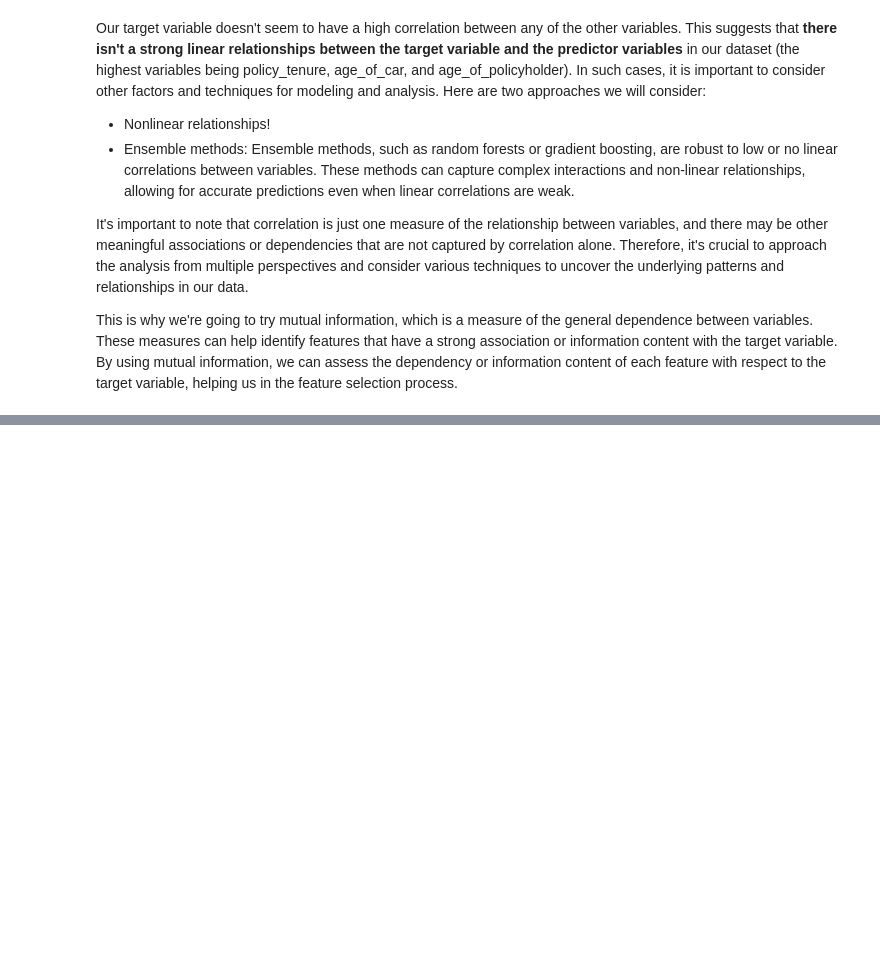
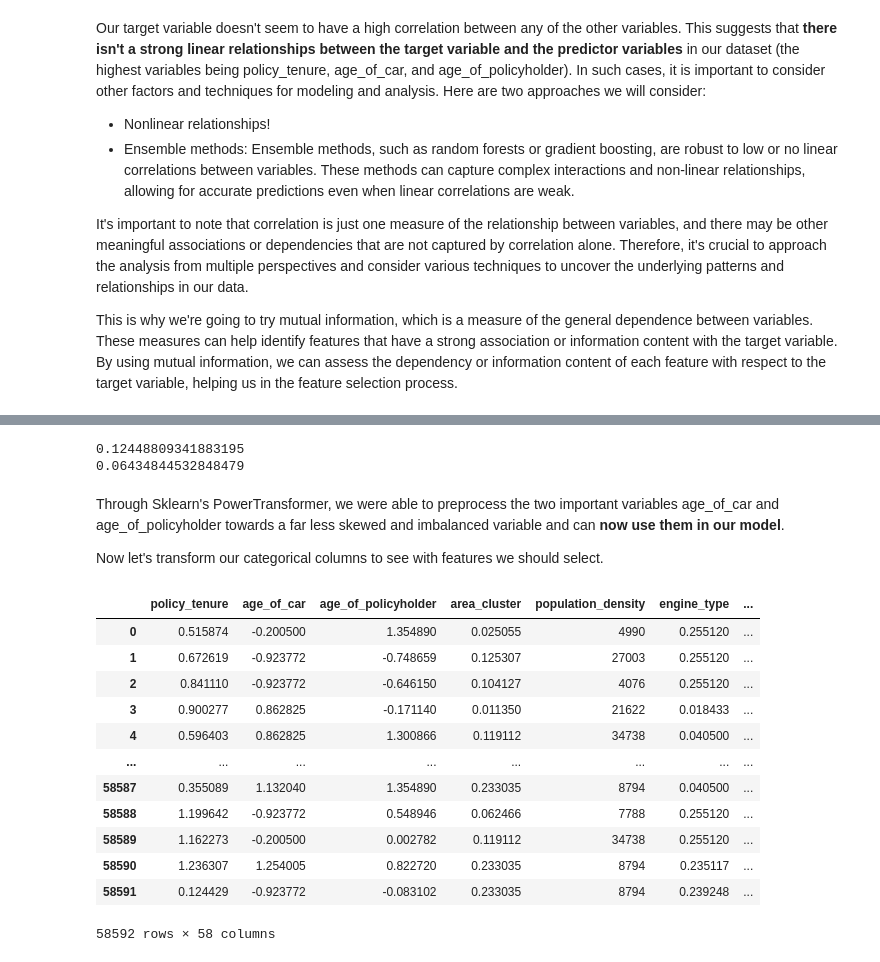
Before and after one commit to annaziegert/insurance_claim_prediciton_nova, a Jupyter notebook: final_notebook/final.ipynb, the cells around one changed output, grey strips where cells are left out. Drawn from its saved outputs; the diff is of its cells as text; code cells hidden in the pictures; blank space fills up the shorter version.

```diff
--- a/final_notebook/final.ipynb
+++ b/final_notebook/final.ipynb
@@ -409,0 +441,4 @@ mi_scores[1:12]
+# %%
+# Drop unnecessary columns
+dataset = dataset.drop(columns={'is_parking_sensors', 'is_power_steering', 'is_speed_alert', 'ncap_rating', 'airbags'})
+dataset.head()
@@ -409,0 +478,42 @@ mi_scores[1:12]
+# %%
+print(dataset.age_of_car.skew())
+print(dataset.age_of_policyholder.skew())
+# %% [output]
+0.12448809341883195
+0.06434844532848479
+# %% [markdown]
+Through Sklearn's PowerTransformer, we were able to preprocess the two important variables age_of_car and age_of_policyholder towards a far less skewed and imbalanced variable and can **now use them in our model**.
+
+Now let's transform our categorical columns to see with features we should select.
+# %%
+# Transform area cluster and engine type to float without dummies
+cluster_freq=dataset['area_cluster'].value_counts(normalize=True).to_dict()
+dataset['area_cluster'] = dataset['area_cluster'].map(cluster_freq)
+
+engine_freq=dataset['engine_type'].value_counts(normalize=True).to_dict()
+dataset['engine_type'] = dataset['engine_type'].map(engine_freq)
+# %%
+# Get dummies for categorical
+dataset = pd.get_dummies(data = dataset, columns=['make', 'segment', 'model', 'fuel_type', 'is_esc',
+       'is_adjustable_steering', 'is_tpms', 'is_parking_camera',
+       'rear_brakes_type', 'transmission_type', 'gear_box', 'steering_type',
+       'is_front_fog_lights', 'is_rear_window_wiper', 'is_rear_window_washer',
+       'is_rear_window_defogger', 'is_brake_assist', 'is_power_door_locks',
+       'is_central_locking', 'is_driver_seat_height_adjustable',
+       'is_day_night_rear_view_mirror', 'is_ecw'], drop_first=True)
+
+dataset
+# %% [output]
+|  | policy_tenure | age_of_car | age_of_policyholder | area_cluster | population_density | engine_type | ... |
+| 0 | 0.515874 | -0.200500 | 1.354890 | 0.025055 | 4990 | 0.255120 | ... |
+| 1 | 0.672619 | -0.923772 | -0.748659 | 0.125307 | 27003 | 0.255120 | ... |
+| 2 | 0.841110 | -0.923772 | -0.646150 | 0.104127 | 4076 | 0.255120 | ... |
+| 3 | 0.900277 | 0.862825 | -0.171140 | 0.011350 | 21622 | 0.018433 | ... |
+| 4 | 0.596403 | 0.862825 | 1.300866 | 0.119112 | 34738 | 0.040500 | ... |
+| ... | ... | ... | ... | ... | ... | ... | ... |
+| 58587 | 0.355089 | 1.132040 | 1.354890 | 0.233035 | 8794 | 0.040500 | ... |
+| 58588 | 1.199642 | -0.923772 | 0.548946 | 0.062466 | 7788 | 0.255120 | ... |
+| 58589 | 1.162273 | -0.200500 | 0.002782 | 0.119112 | 34738 | 0.255120 | ... |
+| 58590 | 1.236307 | 1.254005 | 0.822720 | 0.233035 | 8794 | 0.235117 | ... |
+| 58591 | 0.124429 | -0.923772 | -0.083102 | 0.233035 | 8794 | 0.239248 | ... |
+58592 rows × 58 columns
```
Also changed, not shown: parts of 28 cells of this notebook, 2 other files.
